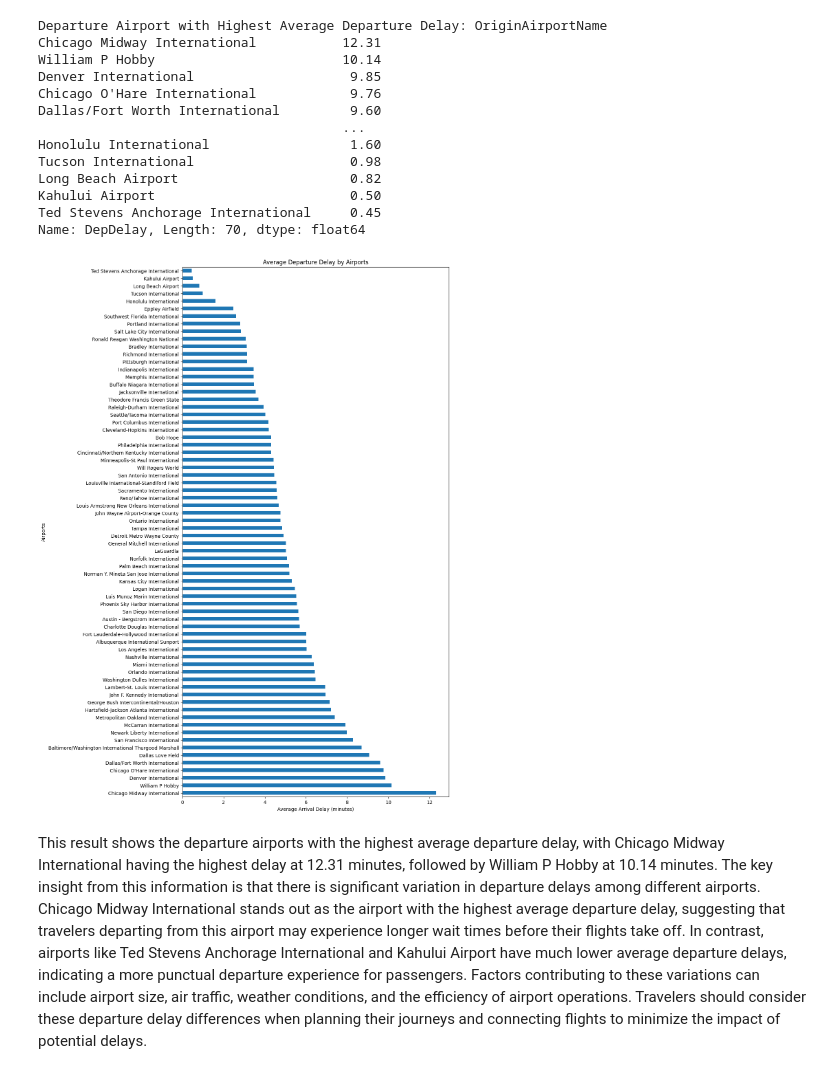
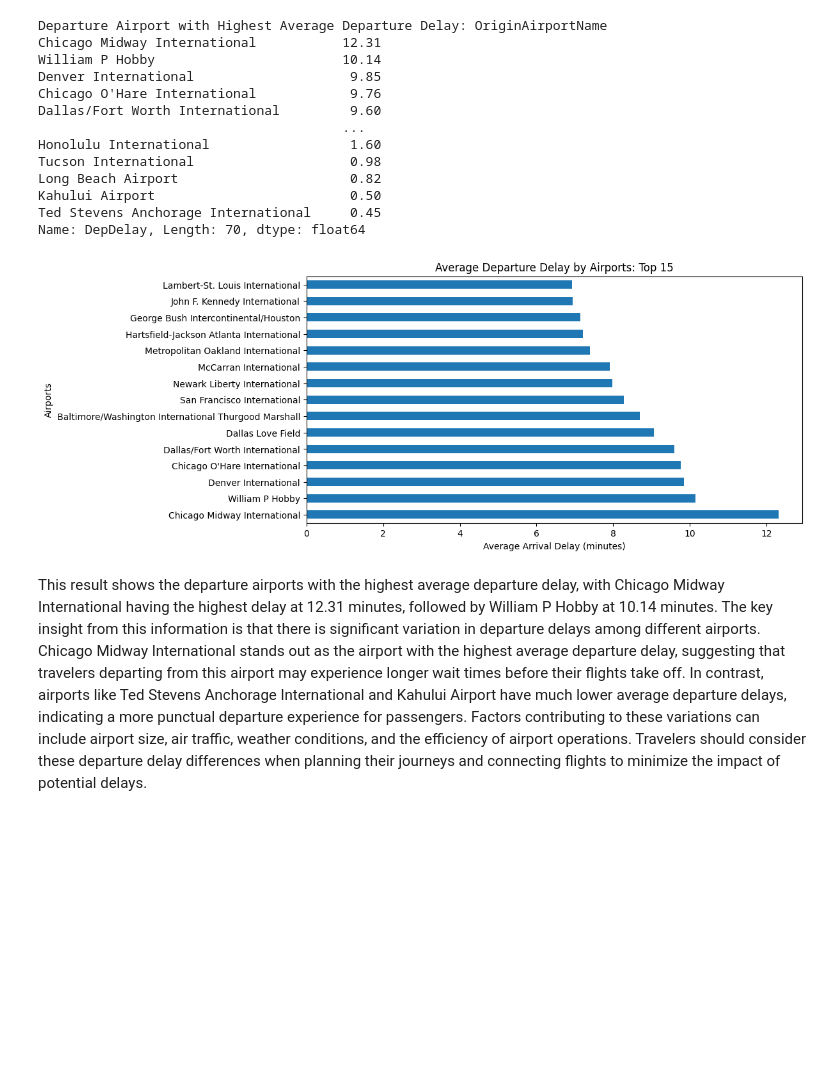
Before and after one commit to Fortunate-Kay/Fortunate-Kay, a Jupyter notebook: exploratory-analysis-of-flight-data.ipynb, the cells around one changed output. Drawn from its saved outputs; the diff is of its cells as text; code cells hidden in the pictures; blank space fills up the shorter version.

```diff
--- a/exploratory-analysis-of-flight-data.ipynb
+++ b/exploratory-analysis-of-flight-data.ipynb
@@ -303,14 +384,16 @@ Kahului Airport                         0.50
 Ted Stevens Anchorage International     0.45
 Name: DepDelay, Length: 70, dtype: float64
 # %%
-plt.figure(figsize=(10, 20))
-airport_avg_dep_delay.plot(kind='barh')
+plt.figure(figsize=(10, 5))
+airport_avg_dep_delay.head(15).plot(kind='barh')
 plt.xlabel("Average Arrival Delay (minutes)")
 plt.ylabel("Airports")
-plt.title("Average Departure Delay by Airports")
+plt.title("Average Departure Delay by Airports: Top 15")
+
+# Show the plot
 plt.show()
 # %% [output]
-[figure, old version]
+[figure, new version]
 # %% [markdown]
 This result shows the departure airports with the highest average departure delay, with Chicago Midway International having the highest delay at 12.31 minutes, followed by William P Hobby at 10.14 minutes. The key insight from this information is that there is significant variation in departure delays among different airports. Chicago Midway International stands out as the airport with the highest average departure delay, suggesting that travelers departing from this airport may experience longer wait times before their flights take off. In contrast, airports like Ted Stevens Anchorage International and Kahului Airport have much lower average departure delays, indicating a more punctual departure experience for passengers. Factors contributing to these variations can include airport size, air traffic, weather conditions, and the efficiency of airport operations. Travelers should consider these departure delay differences when planning their journeys and connecting flights to minimize the impact of potential delays.
 # %% [markdown]
```
Also changed, not shown: parts of 19 cells of this notebook.
